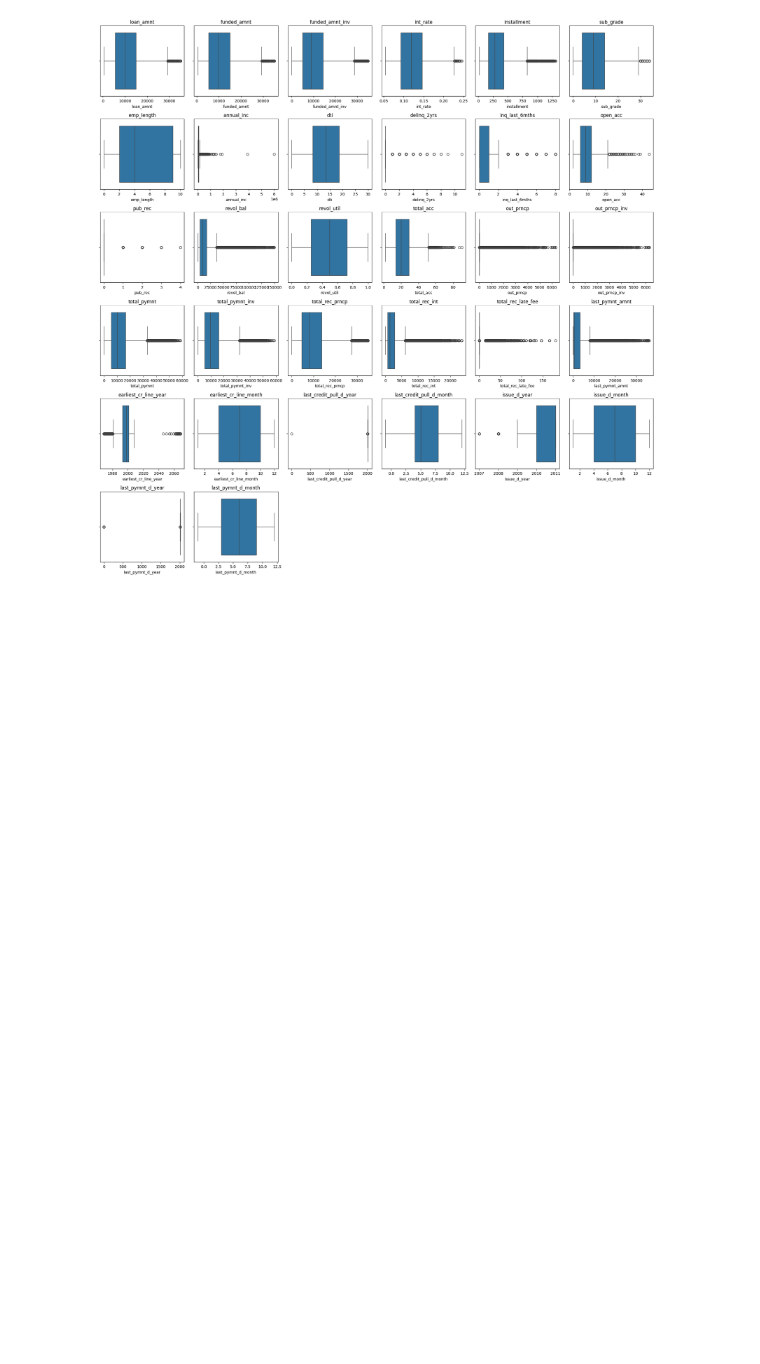
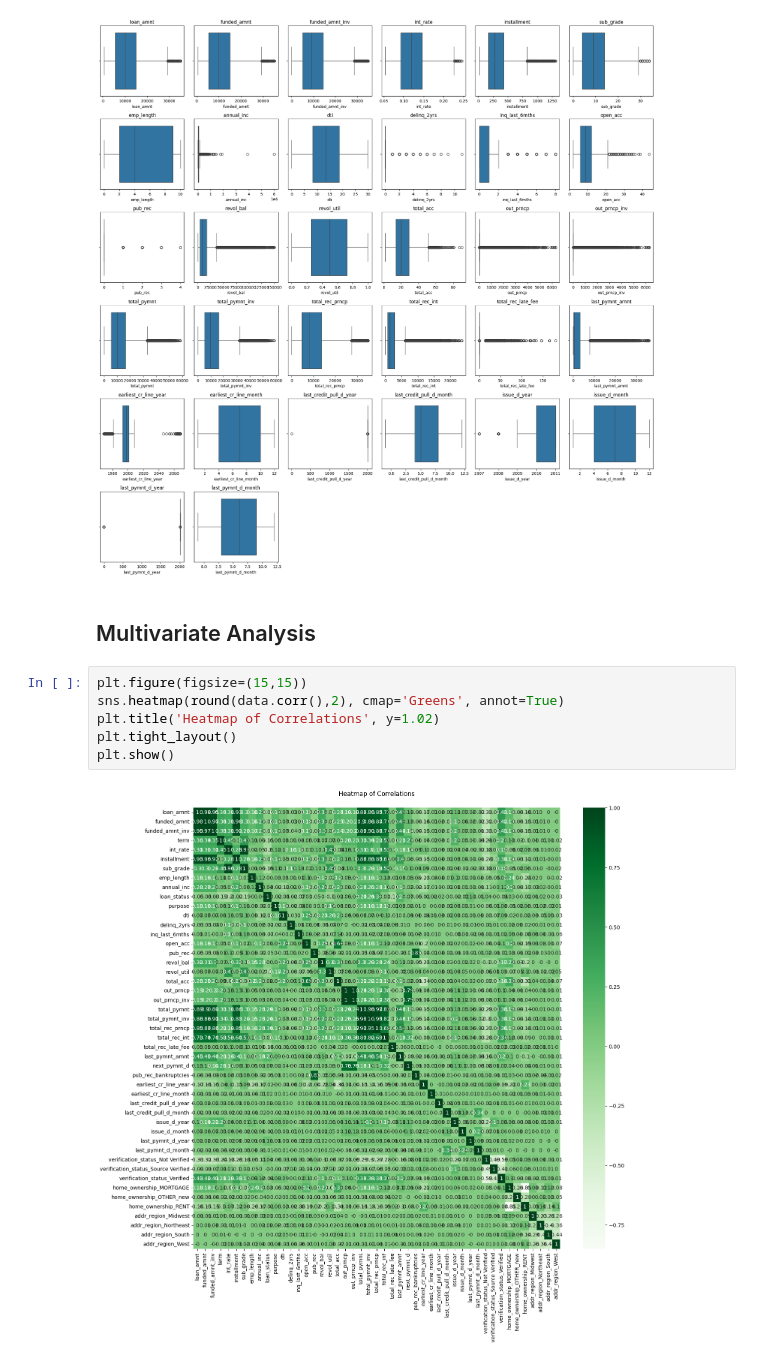
Before and after one commit to ptai21/Loan-Classification, a Jupyter notebook: loan.ipynb, the cells around one changed output. Cells and saved outputs as stored; diff of their text form; blank space fills up the shorter version.

```diff
--- a/loan.ipynb
+++ b/loan.ipynb
@@ -850,3 +860,13 @@ plot_distributions(data, num_cols, cols=6, figsize=(20, 20), kind='hist')
 plot_distributions(data, num_cols, cols=6, figsize=(20, 20), kind='boxplot')
 # %% [output]
 [figure]
+# %% [markdown]
+## Multivariate Analysis
+# %%
+plt.figure(figsize=(15,15))
+sns.heatmap(round(data.corr(),2), cmap='Greens', annot=True)
+plt.title('Heatmap of Correlations', y=1.02)
+plt.tight_layout()
+plt.show()
+# %% [output]
+[figure, added]
```
Also changed, not shown: parts of 21 cells of this notebook.
